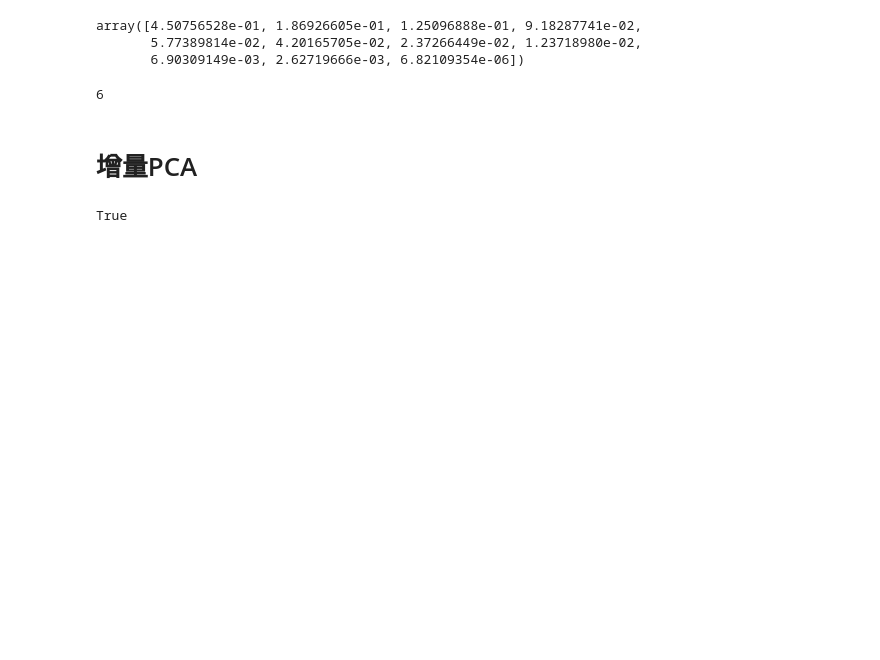
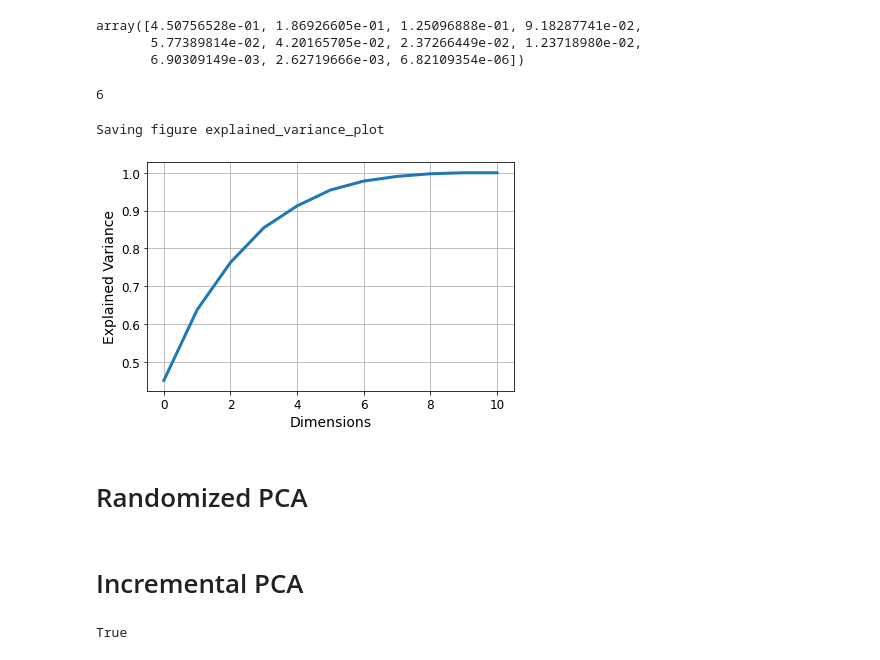
Before and after one commit to ZJUEarthData/DS_explore, a Jupyter notebook: english/dimensionality_reduction/dimensionality_reduction.ipynb, the cells around one changed output. Cells and saved outputs as stored; diff of their text form; code cells hidden in the pictures; blank space fills up the shorter version.

```diff
--- a/english/dimensionality_reduction/dimensionality_reduction.ipynb
+++ b/english/dimensionality_reduction/dimensionality_reduction.ipynb
@@ -198,5 +203,16 @@ d = np.argmax(cumsum>=0.95) + 1
 d
 # %% [output]
 6
-# %% [markdown]
-# 增量PCA
+# %%
+plt.figure(figsize=(6,4))
+plt.plot(cumsum, linewidth=3)
+plt.xlabel("Dimensions")
+plt.ylabel("Explained Variance")
+plt.grid(True)
+save_fig("explained_variance_plot")
+plt.show()
+# %% [output]
+Saving figure explained_variance_plot
+[figure, added]
+# %% [markdown]
+# Randomized PCA
@@ -203,3 +224,5 @@ d
+# %% [markdown]
+# Incremental PCA
 # %%
 from sklearn.decomposition import IncrementalPCA
 
```
Also changed, not shown: parts of 24 cells of this notebook, 8 other files.
